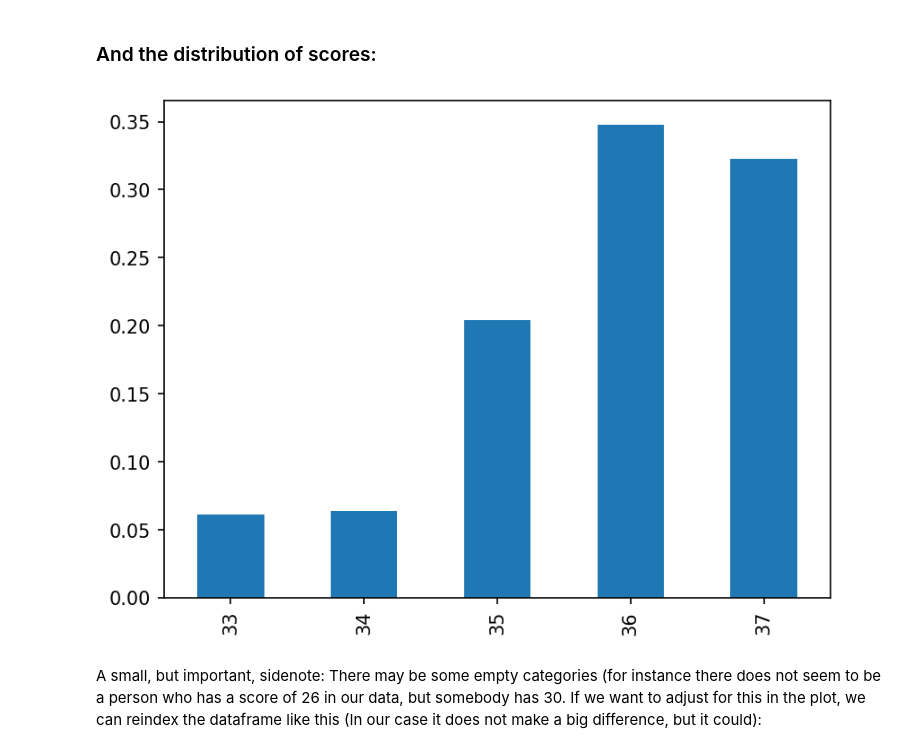
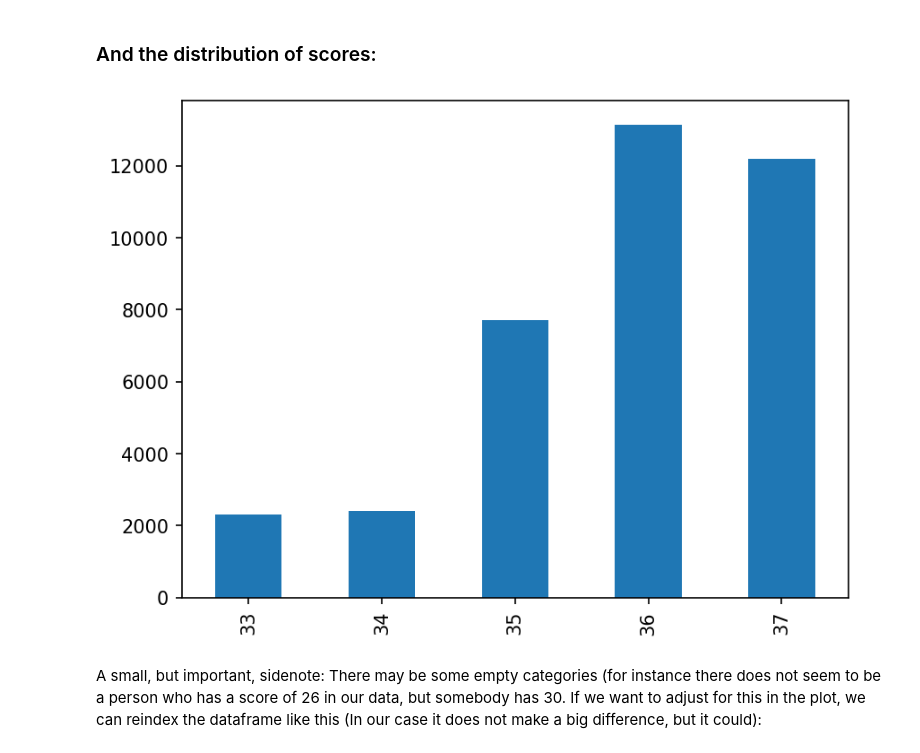
Before and after one commit to hmelberg/health-analytics-using-python, a Jupyter notebook: pure_functions_code_expander.ipynb, the cells around one changed output. Cells and saved outputs as stored; diff of their text form; code cells hidden in the pictures.

```diff
--- a/pure_functions_code_expander.ipynb
+++ b/pure_functions_code_expander.ipynb
@@ -1015,9 +1015,9 @@ import matplotlib.pyplot as plt
 plt.rcParams['figure.dpi'] = 150
 # Alternative: %config InlineBackend.figure_format = 'retina'
 # %%
-pd.Series(charlson).value_counts(normalize=True).sort_index().plot.bar();
+pd.Series(charlson).value_counts(normalize=False).sort_index().plot.bar();
 # %% [output]
-[figure, old version]
+[figure, new version]
 # %% [markdown]
 A small, but important, sidenote: There may be some empty categories (for instance there does not seem to be a person who has a score of 26 in our data, but somebody has 30. If we want to adjust for this in the plot, we can reindex the dataframe like this (In our case it does not make a big difference, but it could):
 # %%
```
Also changed, not shown: parts of 1 cell of this notebook.
